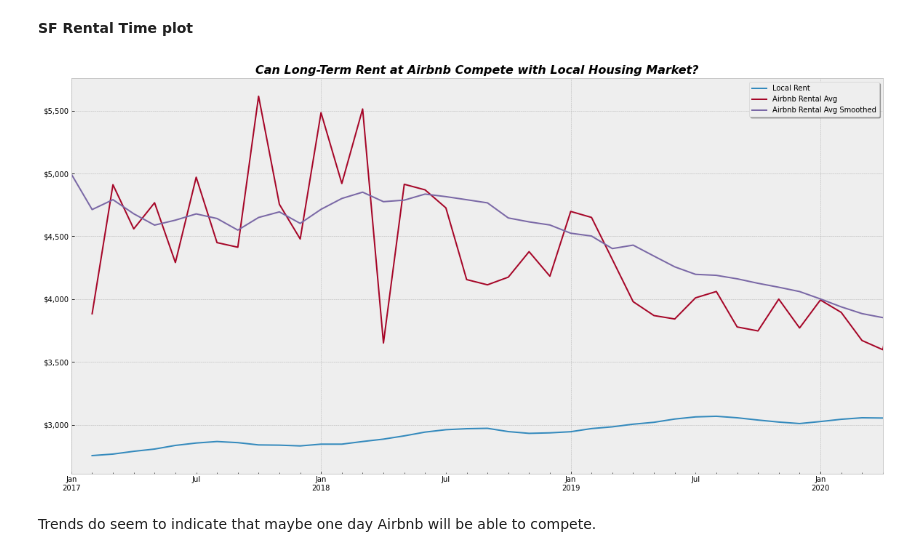
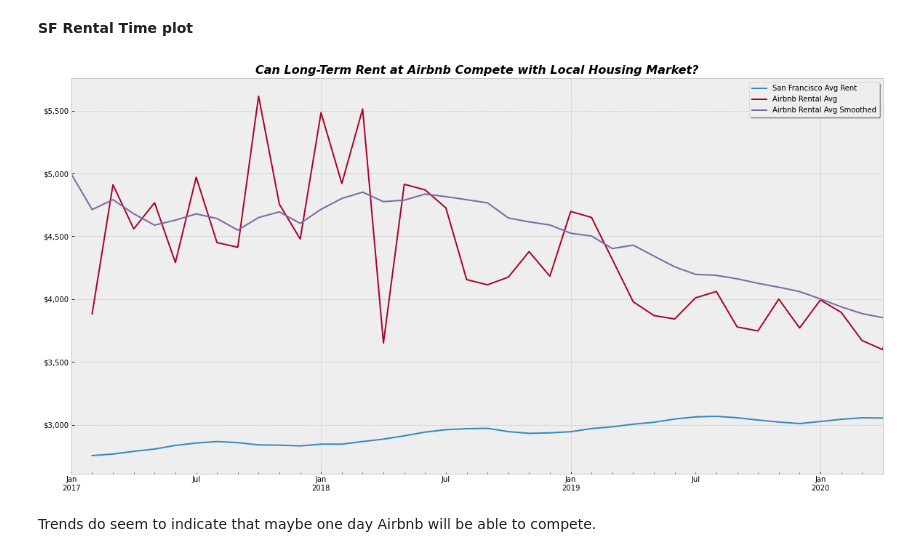
Before and after one commit to KishenSharma6/SF-Airbnb-Analysis, a Jupyter notebook: Project_Codes/02_EDA/2020_0525_Listings_EDA.ipynb, the cells around one changed output. Drawn from its saved outputs; the diff is of its cells as text; code cells hidden in the pictures.

```diff
--- a/Project_Codes/02_EDA/2020_0525_Listings_EDA.ipynb
+++ b/Project_Codes/02_EDA/2020_0525_Listings_EDA.ipynb
@@ -21,12 +21,12 @@ pd.options.display.float_format = '{:.2f}'.format
 plt.style.use('bmh')
 
 #Set path to save visualizations
-eda_path = r'C:\Users\kishe\Documents\Data Science\Projects\Python\In Progress\Airbnb - San Francisco\Visualizations\Listings EDA'
+eda_path = r'C:\Users\kishe\Documents\Data Science\Projects\Python Projects\In Progress\Airbnb - San Francisco Listings Analysis\Visualizations\Listings EDA'
 # %% [markdown]
 **Read in data**
 # %%
 #Set path to local machine
-path = r'C:\Users\kishe\Documents\Data Science\Projects\Python\In Progress\Airbnb - San Francisco\Data\02_Cleaned'
+path = r'C:\Users\kishe\Documents\Data Science\Projects\Python Projects\In Progress\Airbnb - San Francisco Listings Analysis\Data\02_Cleaned'
 
 #Write file
 df = pd.read_csv(path + '/2020_0520_Listings_Cleaned.csv', index_col=0,
@@ -545,31 +490,31 @@ display(sf_rent.head())
 # %%
 #Create figure
 f, ax = plt.subplots(figsize = (20,10))
 
 #Plot sf rental data
 sf_rent.iloc[sf_rent.index > '2017-01-01'].plot(ax = ax, label = 'SF AVG Rent')
 
 #Plot Airbnb data
 time_series['mean'].iloc[time_series.index > '2017-01-01'].plot(ax = ax, label = 'Airbnb Avg Rent')
 time_series.iloc[time_series.index > '2016-01-01']['mean'].rolling(12,6).mean().plot(ax = ax, label = 'SF AVG Rent')
 
 ###Set plot aesthetics###
 #Title
 ax.set_title('Can Long-Term Rent at Airbnb Compete with Local Housing Market?', fontweight = 'semibold', style = 'italic',fontsize = 16)
 
 #Axes
 ax.set_xlabel('')
 ax.get_yaxis().set_major_formatter(plt.FuncFormatter(lambda x, loc: "${:,}".format(int(x))))
 
 #Set xlim
 ax.set_xlim('2017-01-01', '2020-04-01')
 
 #Legend
-ax.legend(['Local Rent', 'Airbnb Rental Avg', 'Airbnb Rental Avg Smoothed'],shadow = True, fontsize = 10);
+ax.legend(['San Francisco Avg Rent', 'Airbnb Rental Avg', 'Airbnb Rental Avg Smoothed'],shadow = True, fontsize = 10);
 
 #Save to Visualizations file
 plt.savefig(eda_path + '/rent_comaprison.png', bbox_inches='tight')
 # %% [output]
-[figure, old version]
+[figure, new version]
 # %% [markdown]
 Trends do seem to indicate that maybe one day Airbnb will be able to compete.
```
Also changed, not shown: parts of 7 cells of this notebook.
